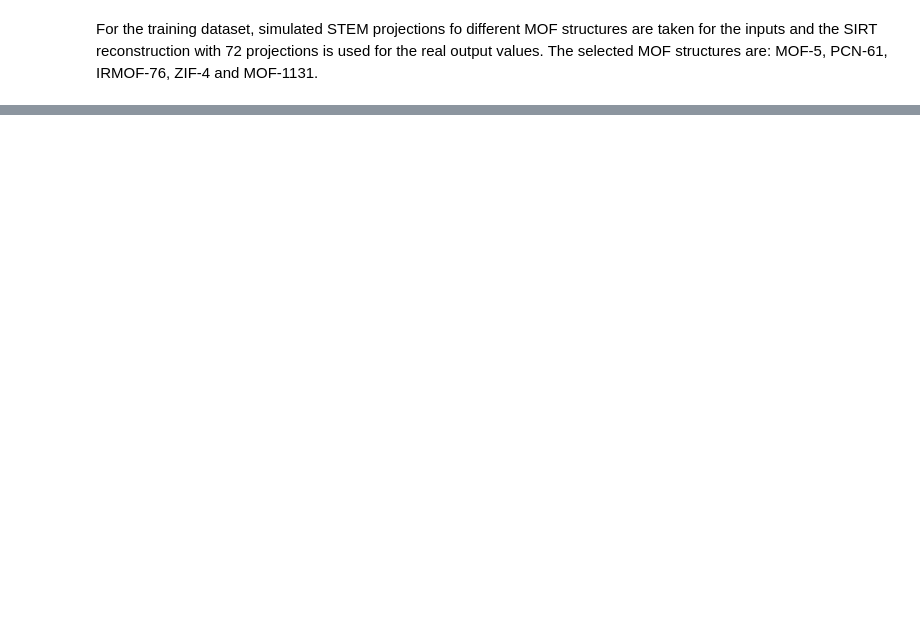
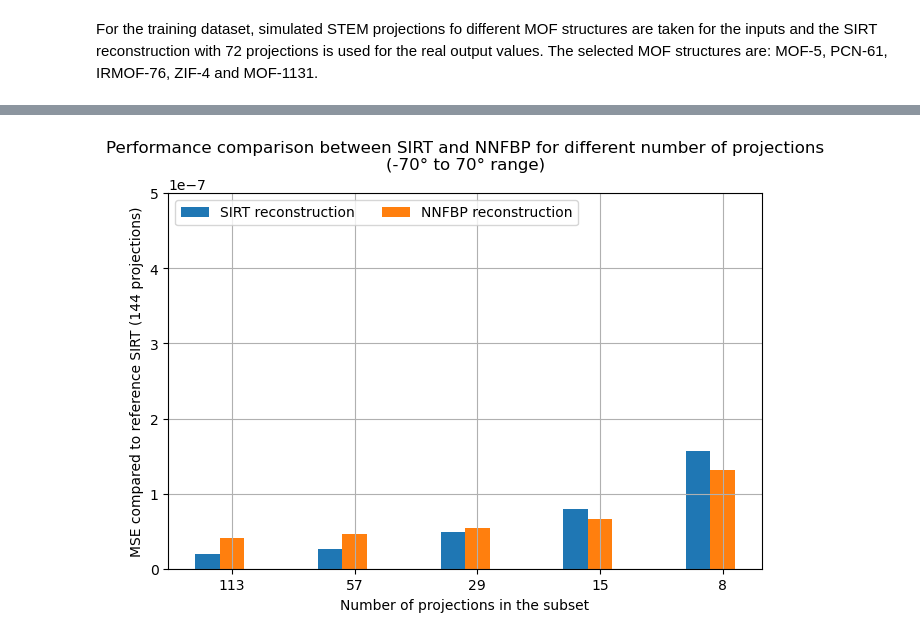
Before and after one commit to abranchut/nn-tomo-reconstruction, a Jupyter notebook: scripts/main.ipynb, the cells around one changed output, grey strips where cells are left out. Cells and saved outputs as stored; diff of their text form; code cells hidden in the pictures; blank space fills up the shorter version.

```diff
--- a/scripts/main.ipynb
+++ b/scripts/main.ipynb
@@ -192,0 +130,6 @@ File saved at c:\Users\Admin-tomo\Documents\tomo-reconstruction-alix\github_repo
+# %%
+subsets = [144,72,48,36,24,18,16,12,9,8,6,4,1]
+tem_subsets = [113, 57, None, 29, None, 15, None, None, 8, None, None, None, None]
+
+#subsets = [18]
+#tem_subsets = [15]
@@ -372,3 +297,34 @@ plt.show()
+# %%
+# MSE SIRT against MSE NNFBP
+
+mse_lists = {
+    'SIRT reconstruction': mse_sirt_tem,
+    'NNFBP reconstruction': mse_nnfbp_tem,
+#    'MSE MSDNET': mse_msdnet,
+}
+
+x = np.arange(len(mse_sirt_tem))  # the label locations
+width = 0.2  # the width of the bars
+multiplier = 0
+
+fig, ax = plt.subplots(layout='constrained')
+
+for attribute, measurement in mse_lists.items():
+    offset = width * multiplier
+    rects = ax.bar(x + offset, measurement, width, label=attribute)
+    multiplier += 1
+
+# Add some text for labels, title and custom x-axis tick labels, etc.
+ax.set_xlabel("Number of projections in the subset")
+ax.set_ylabel('MSE compared to reference SIRT (144 projections)')
+ax.set_title('Performance comparison between SIRT and NNFBP for different number of projections\n(-70° to 70° range)')
+ax.set_xticks(x + width, [tem_subset for tem_subset in tem_subsets if tem_subset is not None])
+ax.legend(loc='upper left', ncols=3)
+ax.set_ylim(0, 5e-7)
+ax.grid()
+plt.show()
+# %% [output]
+[figure, added]
 # %%
 for subset, network in zip(subsets, trained_networks_nnfbp):
     empty_cached_gpu_memory()
```
Also changed, not shown: parts of 25 cells of this notebook, 9 other files.
